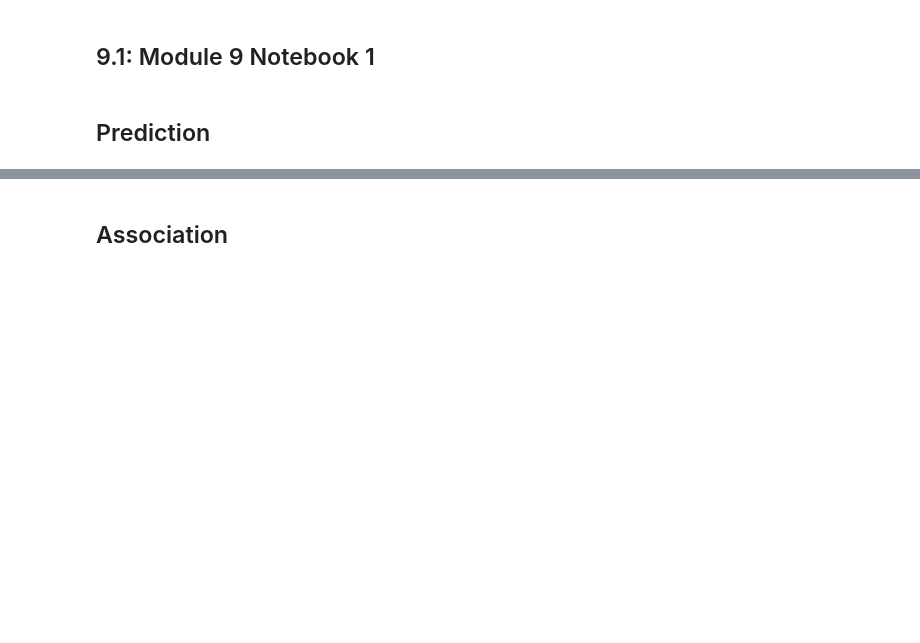
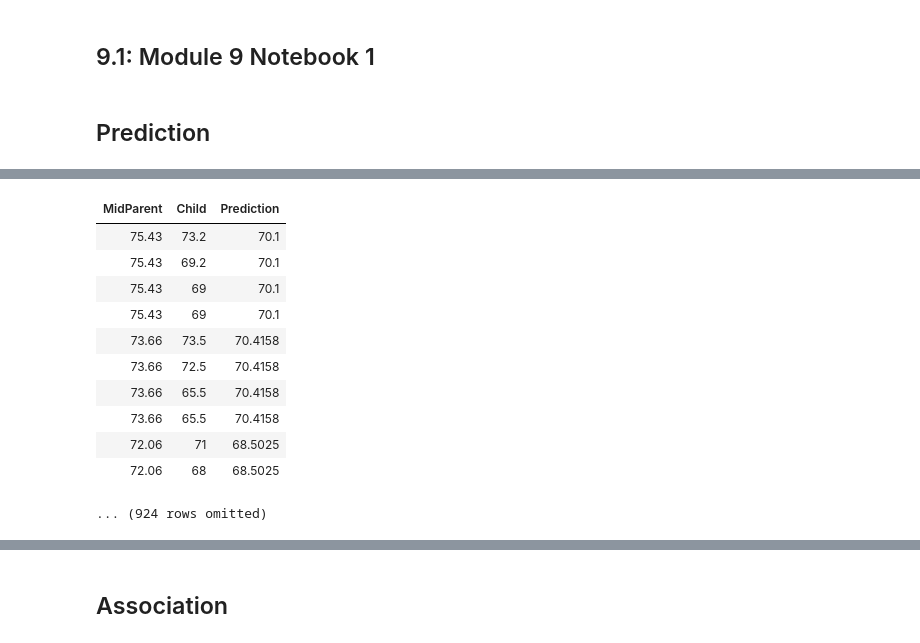
Before and after one commit to pmugambi/cs108-fa22, a Jupyter notebook: module9/9-in_class_code_and_data/9.1 - Prediction, Association, and Correlation.ipynb, the cells around one changed output, grey strips where cells are left out. Drawn from its saved outputs; the diff is of its cells as text; code cells hidden in the pictures; blank space fills up the shorter version.

```diff
--- a/module9/9-in_class_code_and_data/9.1 - Prediction, Association, and Correlation.ipynb
+++ b/module9/9-in_class_code_and_data/9.1 - Prediction, Association, and Correlation.ipynb
@@ -65,6 +94,21 @@ def predict_child(h):
 heights_with_predictions = heights.with_column(
     'Prediction', heights.apply(predict_child, 'MidParent')
     )
+# %%
+heights_with_predictions
+# %% [output]
+| MidParent | Child | Prediction |
+| 75.43 | 73.2 | 70.1 |
+| 75.43 | 69.2 | 70.1 |
+| 75.43 | 69 | 70.1 |
+| 75.43 | 69 | 70.1 |
+| 73.66 | 73.5 | 70.4158 |
+| 73.66 | 72.5 | 70.4158 |
+| 73.66 | 65.5 | 70.4158 |
+| 73.66 | 65.5 | 70.4158 |
+| 72.06 | 71 | 68.5025 |
+| 72.06 | 68 | 68.5025 |
+... (924 rows omitted)
 # %%
 # Finally, let's visualize the predictions on a scatter plot
 
```
Also changed, not shown: parts of 4 cells of this notebook, 6 other files.
